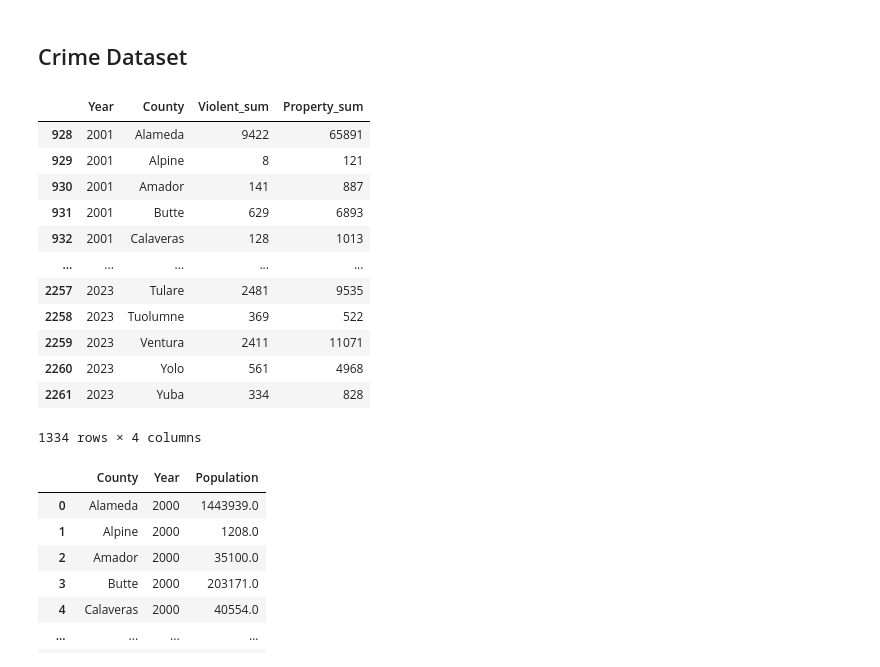
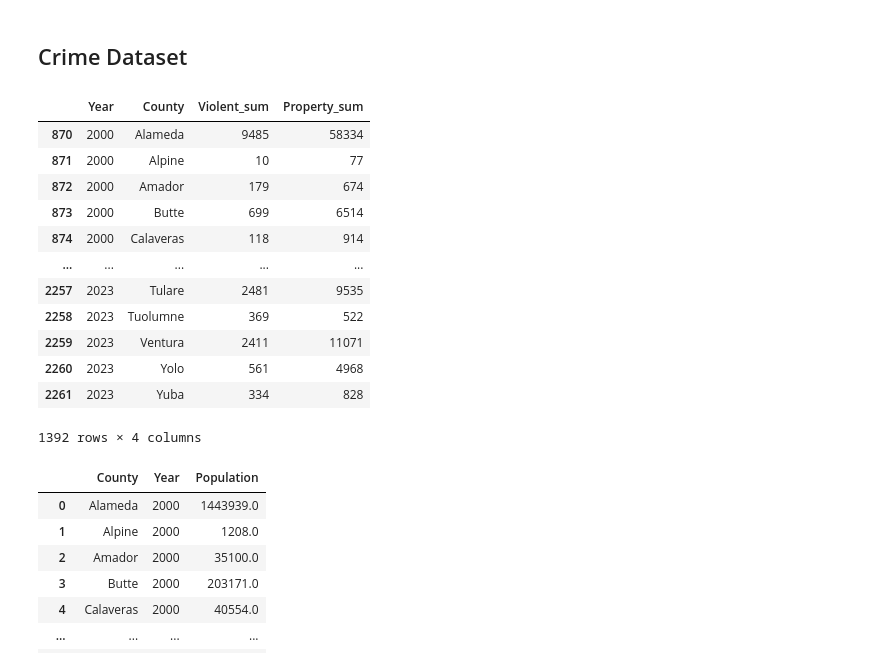
Before and after one commit to richardlaoo/Group131_DS_Analysis, a Jupyter notebook: DataCheckpoint_Group131_SP25.ipynb, the cells around one changed output. Saved outputs shown, nothing was run; the diff lists cells and outputs as text; code cells hidden in the pictures.

```diff
--- a/DataCheckpoint_Group131_SP25.ipynb
+++ b/DataCheckpoint_Group131_SP25.ipynb
@@ -111,40 +148,41 @@ If you plan to use multiple datasets, add a few sentences about how you plan to
 # %%
 # Loading number of crime data
 # Cleaning up data
 crime_num_df = pd.read_csv(
     './Datasets/Crime/Crimes_and_Clearances_with_arson-1985-2023.csv',
     dtype=object)
 crime_num_df = crime_num_df.drop(columns='NCICCode')
 crime_num_df.replace(' ', 0, inplace=True)
 crime_num_df.replace(np.nan, 0, inplace=True)
 for col in crime_num_df.columns:
     if(col == 'County' or col == 'NCICCode'):
         continue
     crime_num_df[col] = crime_num_df[col].astype(int)
 crime_num_df = crime_num_df[['Year', 'County', 'Violent_sum', 'Property_sum']].groupby(['Year', 'County']).sum()
 crime_num_df = crime_num_df.reset_index()
-crime_num_df = crime_num_df[crime_num_df['Year'] >= 2001]
+#Filter to start from 2001
+crime_num_df = crime_num_df[crime_num_df['Year'] >= 2000]
 
 # Removing 'County'
 crime_num_df['Year'] = crime_num_df['Year'].astype(object)
 name = crime_num_df.get('County').str.split().str[:-1]
 crime_num_df['County'] = name.apply(' '.join)
 
 crime_num_df
 # %% [output]
 |  | Year | County | Violent_sum | Property_sum |
-| 928 | 2001 | Alameda | 9422 | 65891 |
-| 929 | 2001 | Alpine | 8 | 121 |
-| 930 | 2001 | Amador | 141 | 887 |
-| 931 | 2001 | Butte | 629 | 6893 |
-| 932 | 2001 | Calaveras | 128 | 1013 |
+| 870 | 2000 | Alameda | 9485 | 58334 |
+| 871 | 2000 | Alpine | 10 | 77 |
+| 872 | 2000 | Amador | 179 | 674 |
+| 873 | 2000 | Butte | 699 | 6514 |
+| 874 | 2000 | Calaveras | 118 | 914 |
 | ... | ... | ... | ... | ... |
 | 2257 | 2023 | Tulare | 2481 | 9535 |
 | 2258 | 2023 | Tuolumne | 369 | 522 |
 | 2259 | 2023 | Ventura | 2411 | 11071 |
 | 2260 | 2023 | Yolo | 561 | 4968 |
 | 2261 | 2023 | Yuba | 334 | 828 |
-1334 rows × 4 columns
+1392 rows × 4 columns
 # %%
 # Load Population Data for 2000-2010
 p1_df = pd.read_excel(
```
Also changed, not shown: parts of 4 cells of this notebook.
